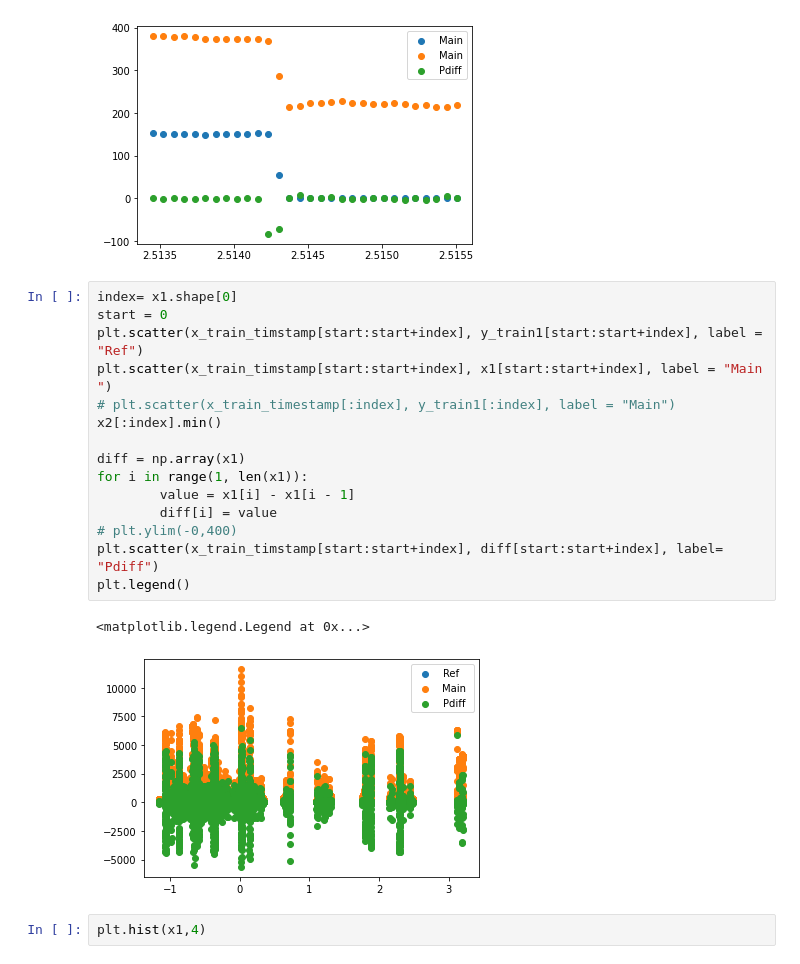
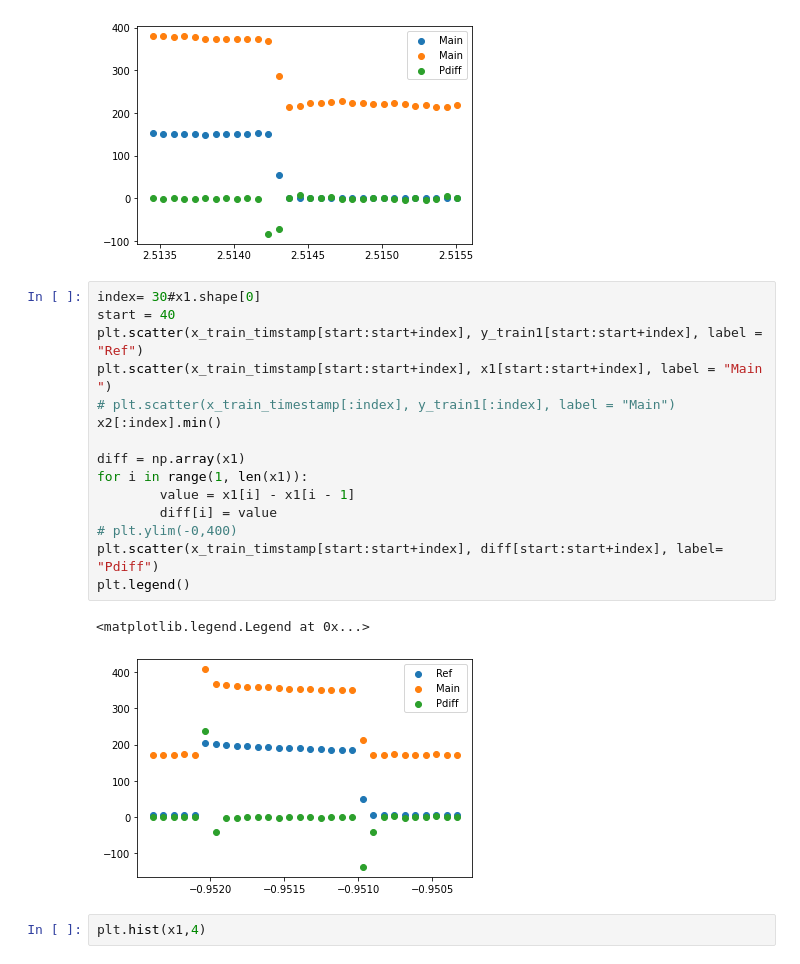
Before and after one commit to Aadesh-1404/nilm-gaussian-process, a Jupyter notebook: AAAI/Main_visualization.ipynb, the cells around one changed output. Saved outputs shown, nothing was run; the diff lists cells and outputs as text.

```diff
--- a/AAAI/Main_visualization.ipynb
+++ b/AAAI/Main_visualization.ipynb
@@ -287,23 +287,23 @@ plt.legend()
 <matplotlib.legend.Legend at 0x...>
 [figure]
 # %%
-index= x1.shape[0]
-start = 0
+index= 30#x1.shape[0]
+start = 40
 plt.scatter(x_train_timstamp[start:start+index], y_train1[start:start+index], label = "Ref")
 plt.scatter(x_train_timstamp[start:start+index], x1[start:start+index], label = "Main ")
 # plt.scatter(x_train_timestamp[:index], y_train1[:index], label = "Main")
 x2[:index].min()
 
 diff = np.array(x1)
 for i in range(1, len(x1)):
 		value = x1[i] - x1[i - 1]
 		diff[i] = value
 # plt.ylim(-0,400)
 plt.scatter(x_train_timstamp[start:start+index], diff[start:start+index], label= "Pdiff")
 plt.legend()
 # %% [output]
 <matplotlib.legend.Legend at 0x...>
-[figure, old version]
+[figure, new version]
 # %%
 plt.hist(x1,4)
 # %% [output]
```
Also changed, not shown: parts of 1 cell of this notebook, 2 other files.
